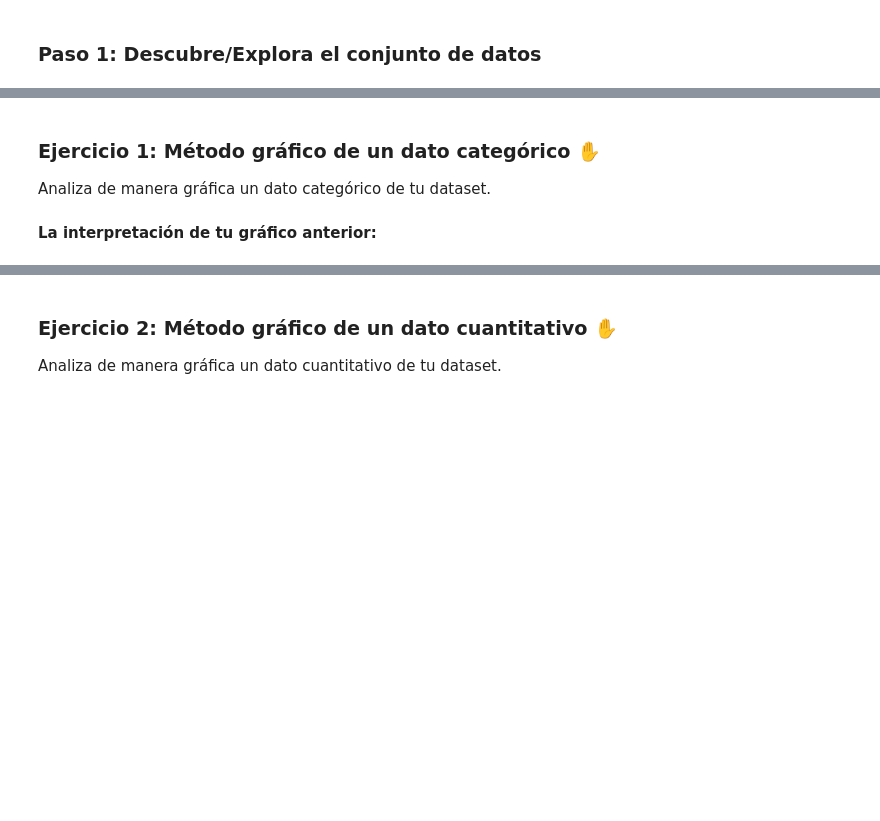
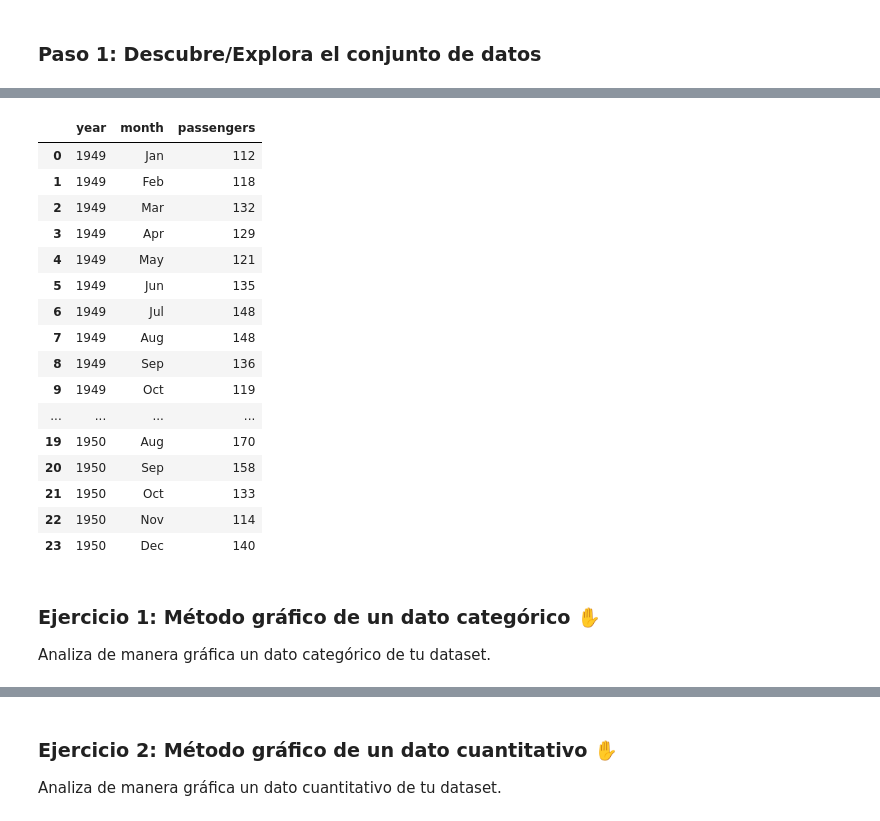
Before and after one commit to Armando1701/UTEC_Phyton_Jorge, a Jupyter notebook: Sesion_6_Tarea.ipynb, the cells around one changed output, grey strips where cells are left out. Saved outputs shown, nothing was run; the diff lists cells and outputs as text; code cells hidden in the pictures; blank space fills up the shorter version.

```diff
--- a/Sesion_6_Tarea.ipynb
+++ b/Sesion_6_Tarea.ipynb
@@ -56,3 +67,23 @@ df.info()
+# %%
+df.head(24)
+# %% [output]
+|  | year | month | passengers |
+| 0 | 1949 | Jan | 112 |
+| 1 | 1949 | Feb | 118 |
+| 2 | 1949 | Mar | 132 |
+| 3 | 1949 | Apr | 129 |
+| 4 | 1949 | May | 121 |
+| 5 | 1949 | Jun | 135 |
+| 6 | 1949 | Jul | 148 |
+| 7 | 1949 | Aug | 148 |
+| 8 | 1949 | Sep | 136 |
+| 9 | 1949 | Oct | 119 |
+| ... | ... | ... | ... |
+| 19 | 1950 | Aug | 170 |
+| 20 | 1950 | Sep | 158 |
+| 21 | 1950 | Oct | 133 |
+| 22 | 1950 | Nov | 114 |
+| 23 | 1950 | Dec | 140 |
 # %% [markdown]
 ### **Ejercicio 1:** Método gráfico de un dato categórico ✋
 
@@ -62,2 +90,0 @@ Analiza de manera gráfica un dato categórico de tu dataset.
-# %% [markdown]
-**La interpretación de tu gráfico anterior:**
```
Also changed, not shown: parts of 7 cells of this notebook.
